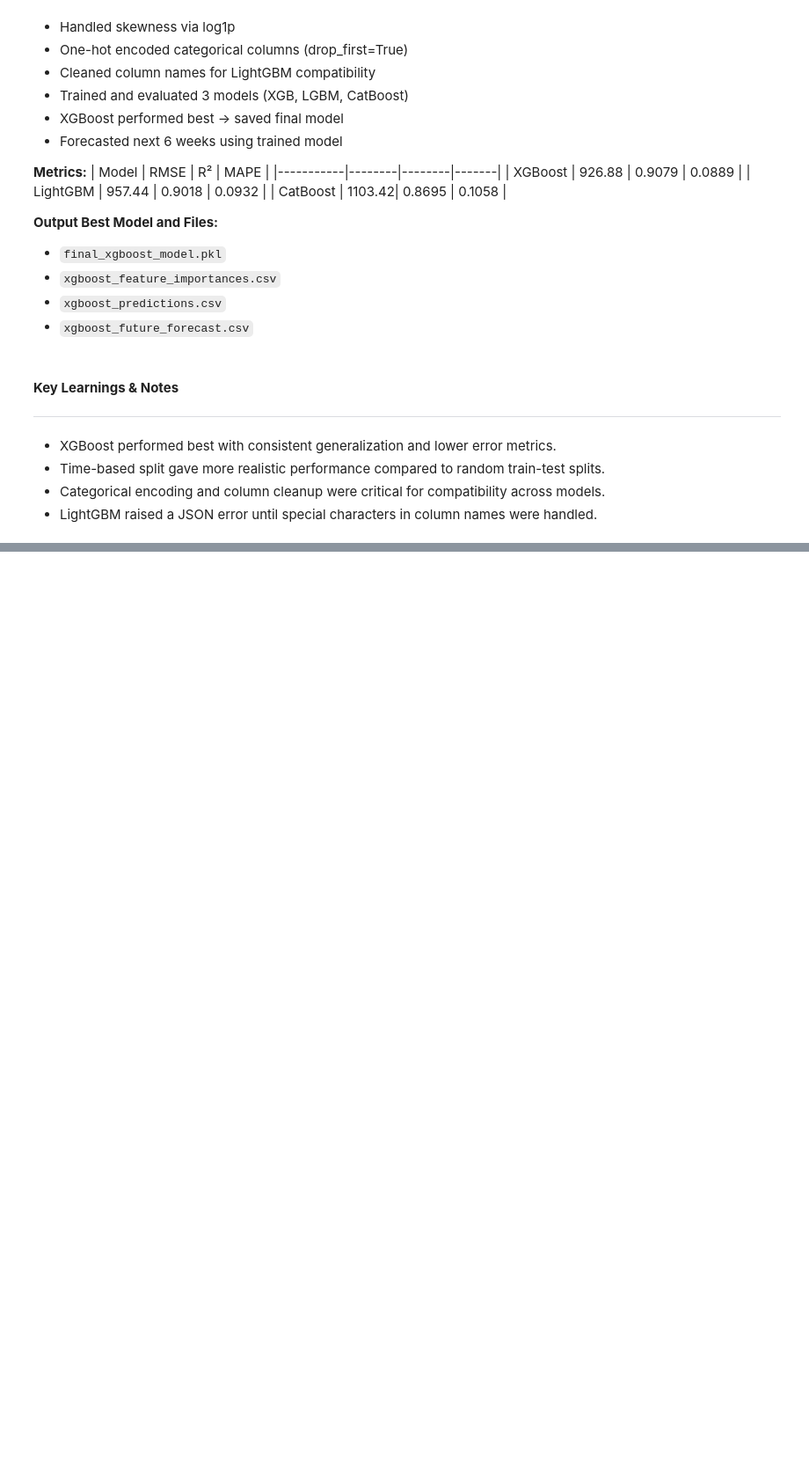
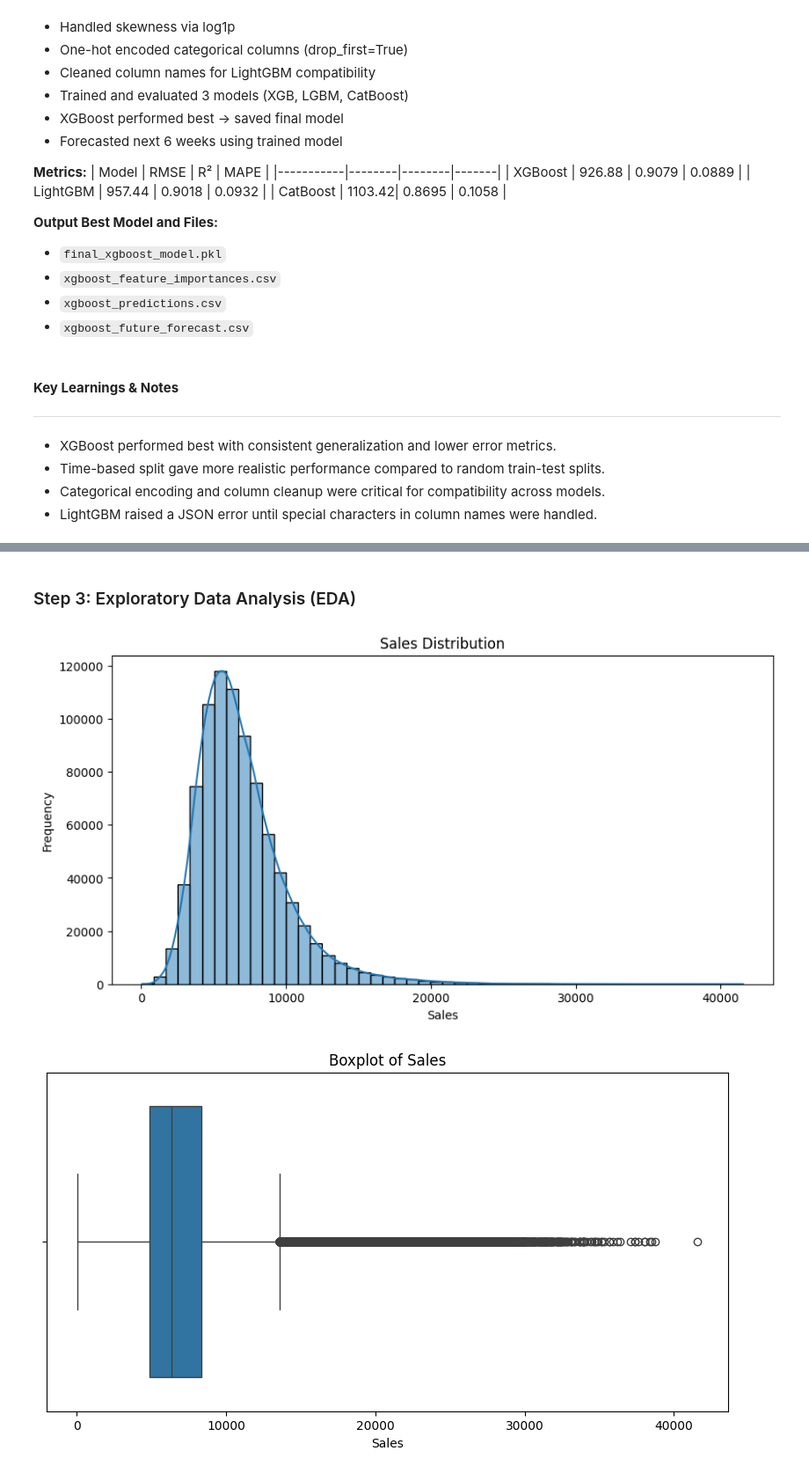
Before and after one commit to coolhead/sales-forecasting, a Jupyter notebook: notebooks/sales_forecasting_RaghavendraSiddappa.ipynb, the cells around one changed output, grey strips where cells are left out. Shown at 88% size. Saved outputs shown, nothing was run; the diff lists cells and outputs as text; code cells hidden in the pictures; blank space fills up the shorter version.

```diff
--- a/notebooks/sales_forecasting_RaghavendraSiddappa.ipynb
+++ b/notebooks/sales_forecasting_RaghavendraSiddappa.ipynb
@@ -312,0 +717,13 @@ Future forecast saved to: xgboost_future_forecast.csv
+# %%
+import pandas as pd
+
+# Load CSVs
+train = pd.read_csv("../data/train.csv")
+store = pd.read_csv("../data/store.csv")
+
+# Merge on 'Store' to combine training and store info
+df = pd.merge(train, store, on='Store', how='left')
+
+# Display shape and preview
+print("Shape:", df.shape)
+df.head()
@@ -312,0 +781,38 @@ Future forecast saved to: xgboost_future_forecast.csv
+# %%
+# Drop rows where store was closed (Open==0)
+df = df[df['Open'] == 1]
+
+# Drop rows where sales are 0 (likely anomalies)
+df = df[df['Sales'] > 0]
+# %% [markdown]
+### Step 3: Exploratory Data Analysis (EDA)
+# %%
+# Univariate Analysis
+plt.figure(figsize=(10, 5))
+sns.histplot(df['Sales'], kde=True, bins=50)
+plt.title("Sales Distribution")
+plt.xlabel("Sales")
+plt.ylabel("Frequency")
+plt.show()
+
+plt.figure(figsize=(10, 5))
+sns.boxplot(x=df['Sales'])
+plt.title("Boxplot of Sales")
+plt.show()
+
+plt.figure(figsize=(10, 5))
+sns.countplot(x='DayOfWeek', data=df)
+plt.title("Transaction Count by Day of Week")
+plt.xlabel("Day of Week")
+plt.ylabel("Count")
+plt.show()
+
+plt.figure(figsize=(10, 5))
+sns.countplot(x='Promo', data=df)
+plt.title("Promo Distribution")
+plt.xlabel("Promo")
+plt.ylabel("Count")
+plt.show()
+# %% [output]
+[figure, added]
+[figure, added]
```
Also changed, not shown: parts of 81 cells of this notebook.
